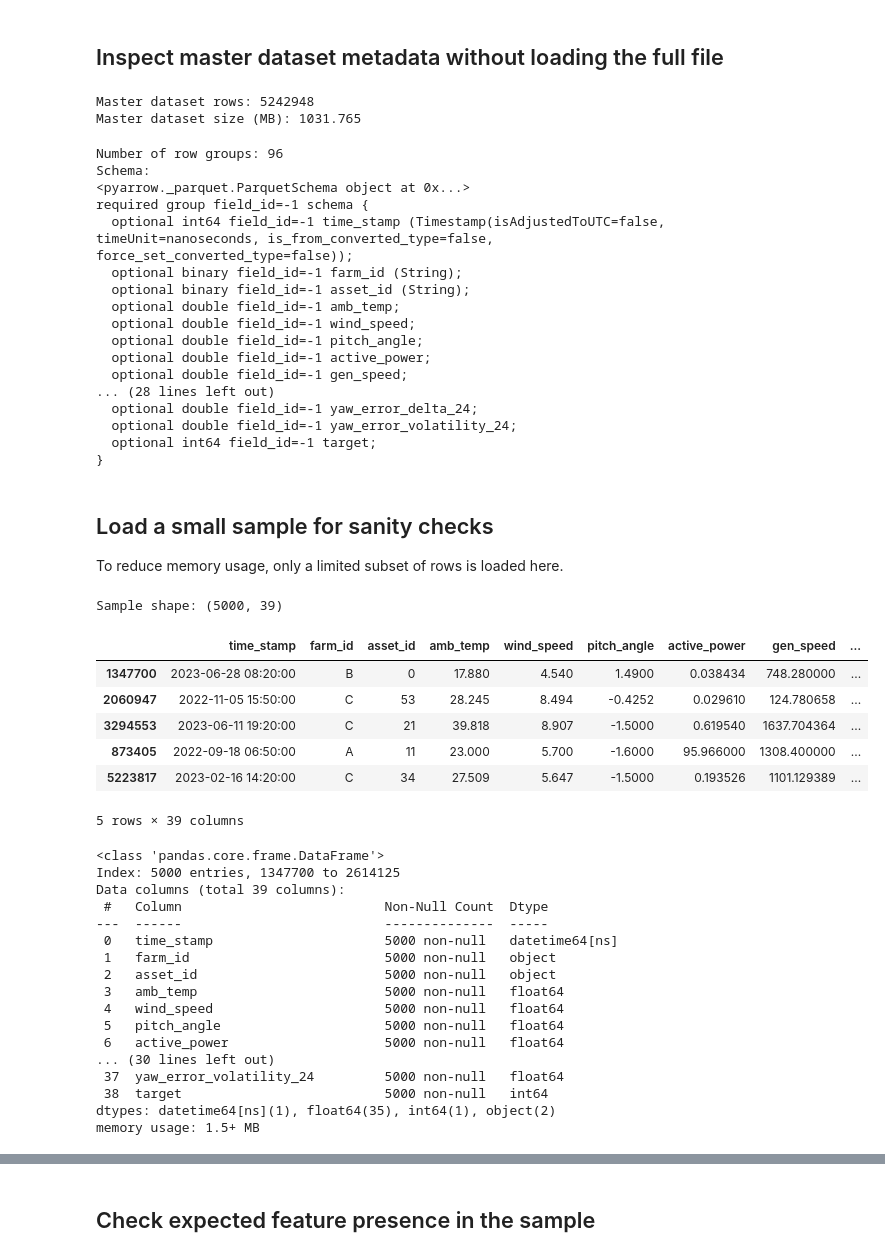
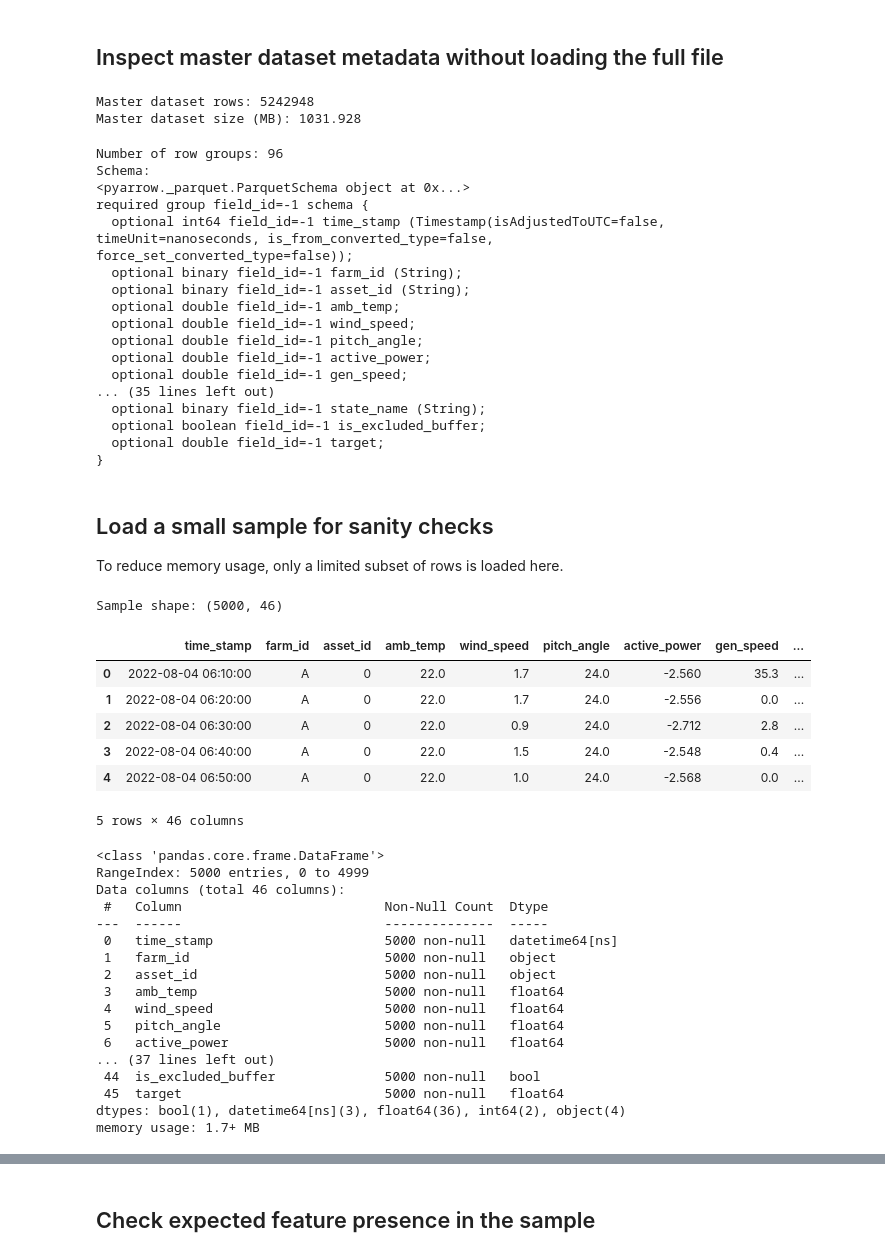
Before and after one commit to cneiderer/ML_Project, a Jupyter notebook: notebooks/01_run_preprocessing.ipynb, the cells around one changed output, grey strips where cells are left out. Saved outputs shown, nothing was run; the diff lists cells and outputs as text; code cells hidden in the pictures.

```diff
--- a/notebooks/01_run_preprocessing.ipynb
+++ b/notebooks/01_run_preprocessing.ipynb
@@ -27,8 +29,0 @@ import pyarrow.parquet as pq
-# %%
-# Ensure the project root is on the Python path when running from /notebooks
-PROJECT_ROOT = Path.cwd().resolve().parent
-
-if str(PROJECT_ROOT) not in sys.path:
-    sys.path.insert(0, str(PROJECT_ROOT))
-
-PROJECT_ROOT
@@ -45,7 +37,8 @@ RAW_PATH = PROJECT_ROOT / "data" / "raw" / "zenodo_windfarm_data"
 PROCESSED_PATH = PROJECT_ROOT / "data" / "processed"
 MASTER_DATASET_PATH = PROCESSED_PATH / "master_dataset.parquet"
 
-LEAD_IN_DAYS = 1.0
+BUFFER_BEFORE_HOURS = 0.0
+BUFFER_AFTER_HOURS = 0.0
 CREATE_MASTER_DATASET = True
 
 CONFIG_PATH, RAW_PATH, PROCESSED_PATH, MASTER_DATASET_PATH
@@ -81,7 +80,8 @@ Master dataset path: /mnt/c/grad_school/northeastern/courses/ie7275/project/ML_P
 # %%
 processor = WindFarmProcessor(
     config_path=CONFIG_PATH,
-    lead_in_days=LEAD_IN_DAYS,
+    buffer_before_hours=BUFFER_BEFORE_HOURS,
+    buffer_after_hours=BUFFER_AFTER_HOURS,
 )
 
 processor
@@ -196,7 +196,7 @@ print("Master dataset rows:", row_count)
 print("Master dataset size (MB):", file_size_mb)
 # %% [output]
 Master dataset rows: 5242948
-Master dataset size (MB): 1031.765
+Master dataset size (MB): 1031.928
 # %%
 parquet_file = pq.ParquetFile(master_dataset_path)
 
@@ -216,10 +216,10 @@ required group field_id=-1 schema {
   optional double field_id=-1 pitch_angle;
   optional double field_id=-1 active_power;
   optional double field_id=-1 gen_speed;
-... (28 lines left out)
-  optional double field_id=-1 yaw_error_delta_24;
-  optional double field_id=-1 yaw_error_volatility_24;
-  optional int64 field_id=-1 target;
+... (35 lines left out)
+  optional binary field_id=-1 state_name (String);
+  optional boolean field_id=-1 is_excluded_buffer;
+  optional double field_id=-1 target;
 }
 # %% [markdown]
 ## Load a small sample for sanity checks
@@ -228,28 +228,39 @@ To reduce memory usage, only a limited subset of rows is loaded here.
 # %%
 sample_n = 5000
 
-sample_df = pd.read_parquet(master_dataset_path).sample(
-    n=min(sample_n, row_count),
-    random_state=42,
+parquet_file = pq.ParquetFile(master_dataset_path)
+sample_batches = []
+rows_loaded = 0
+
+for batch in parquet_file.iter_batches(batch_size=sample_n):
+    sample_batches.append(batch)
+    rows_loaded += batch.num_rows
+    if rows_loaded >= sample_n:
+        break
+
+sample_df = (
+    pa.Table.from_batches(sample_batches).to_pandas()
+    if sample_batches
+    else pd.DataFrame()
 )
 
 print("Sample shape:", sample_df.shape)
 sample_df.head()
 # %% [output]
-Sample shape: (5000, 39)
+Sample shape: (5000, 46)
 |  | time_stamp | farm_id | asset_id | amb_temp | wind_speed | pitch_angle | active_power | gen_speed | ... |
-| 1347700 | 2023-06-28 08:20:00 | B | 0 | 17.880 | 4.540 | 1.4900 | 0.038434 | 748.280000 | ... |
-| 2060947 | 2022-11-05 15:50:00 | C | 53 | 28.245 | 8.494 | -0.4252 | 0.029610 | 124.780658 | ... |
-| 3294553 | 2023-06-11 19:20:00 | C | 21 | 39.818 | 8.907 | -1.5000 | 0.619540 | 1637.704364 | ... |
-| 873405 | 2022-09-18 06:50:00 | A | 11 | 23.000 | 5.700 | -1.6000 | 95.966000 | 1308.400000 | ... |
-| 5223817 | 2023-02-16 14:20:00 | C | 34 | 27.509 | 5.647 | -1.5000 | 0.193526 | 1101.129389 | ... |
+| 0 | 2022-08-04 06:10:00 | A | 0 | 22.0 | 1.7 | 24.0 | -2.560 | 35.3 | ... |
+| 1 | 2022-08-04 06:20:00 | A | 0 | 22.0 | 1.7 | 24.0 | -2.556 | 0.0 | ... |
+| 2 | 2022-08-04 06:30:00 | A | 0 | 22.0 | 0.9 | 24.0 | -2.712 | 2.8 | ... |
+| 3 | 2022-08-04 06:40:00 | A | 0 | 22.0 | 1.5 | 24.0 | -2.548 | 0.4 | ... |
+| 4 | 2022-08-04 06:50:00 | A | 0 | 22.0 | 1.0 | 24.0 | -2.568 | 0.0 | ... |
-5 rows × 39 columns
+5 rows × 46 columns
 # %%
 sample_df.info()
 # %% [output]
 <class 'pandas.core.frame.DataFrame'>
-Index: 5000 entries, 1347700 to 2614125
-Data columns (total 39 columns):
+RangeIndex: 5000 entries, 0 to 4999
+Data columns (total 46 columns):
  #   Column                          Non-Null Count  Dtype
 ---  ------                          --------------  -----
  0   time_stamp                      5000 non-null   datetime64[ns]
@@ -259,10 +270,10 @@ Data columns (total 39 columns):
  4   wind_speed                      5000 non-null   float64
  5   pitch_angle                     5000 non-null   float64
  6   active_power                    5000 non-null   float64
-... (30 lines left out)
- 37  yaw_error_volatility_24         5000 non-null   float64
- 38  target                          5000 non-null   int64
-dtypes: datetime64[ns](1), float64(35), int64(1), object(2)
-memory usage: 1.5+ MB
+... (37 lines left out)
+ 44  is_excluded_buffer              5000 non-null   bool
+ 45  target                          5000 non-null   float64
+dtypes: bool(1), datetime64[ns](3), float64(36), int64(2), object(4)
+memory usage: 1.7+ MB
 # %% [markdown]
 ## Basic sanity checks on the sample
```
Also changed, not shown: parts of 19 cells of this notebook, 3 other files.
